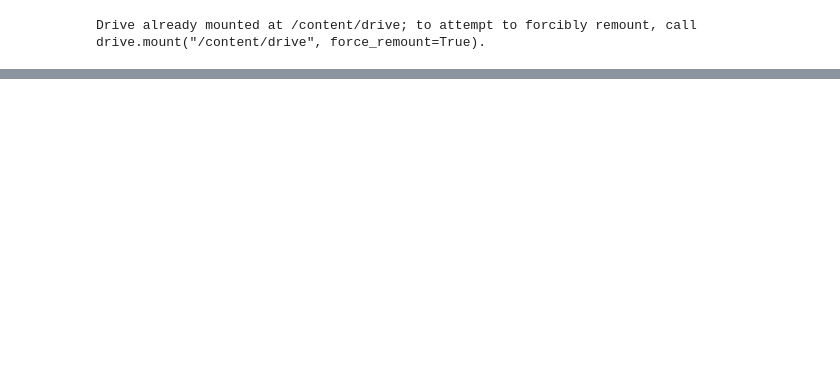
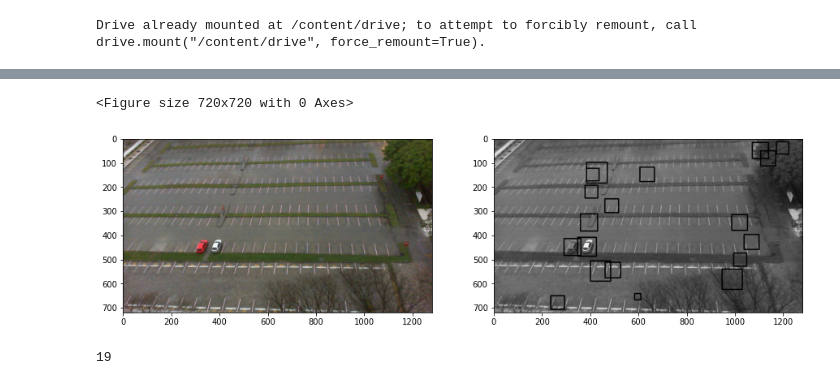
Before and after one commit to rizalanhari/PCVK_Genap_2021, a Jupyter notebook: car_detection.ipynb, the cells around one changed output, grey strips where cells are left out. Drawn from its saved outputs; the diff is of its cells as text; code cells hidden in the pictures; blank space fills up the shorter version.

```diff
--- a/car_detection.ipynb
+++ b/car_detection.ipynb
@@ -22,13 +22,22 @@ parking_lot_2 = cv2.imread('/content/drive/MyDrive/PCVK Project/Car Park/2012-09
 # %%
+jumlah =0;
 gray = cv2.cvtColor(parking_lot, cv2.COLOR_BGR2GRAY)
 cars = car_cascade.detectMultiScale(gray)
 for(x,y,w,h) in cars:
-  cv2.rectangle(parking_lot,(x,y),(x+w,y+h),(0,255,0),3)
+  cv2.rectangle(gray,(x,y),(x+w,y+h),(0,255,0),3)
+  jumlah+=1;
 plt.figure(figsize = (10,10))
 
 f, axarr = plt. subplots(1,2,figsize=(15,5))
 plt.subplot(121),plt.imshow(cv2.cvtColor(parking_lot_2, cv2.COLOR_BGR2RGB))
 axarr[0].imshow(cv2.cvtColor(parking_lot_2, cv2.COLOR_BGR2RGB))
-plt.subplot(122),plt.imshow(cv2.cvtColor(parking_lot, cv2.COLOR_BGR2RGB))
+plt.subplot(122),plt.imshow(cv2.cvtColor(gray, cv2.COLOR_BGR2RGB))
 axarr[1].imshow(cv2.cvtColor(parking_lot, cv2.COLOR_BGR2RGB))
 plt.show()
+# %% [output]
+<Figure size 720x720 with 0 Axes>
+[figure, added]
+# %%
+print(jumlah)
+# %% [output]
+19
```
Also changed, not shown: parts of 7 cells of this notebook.
